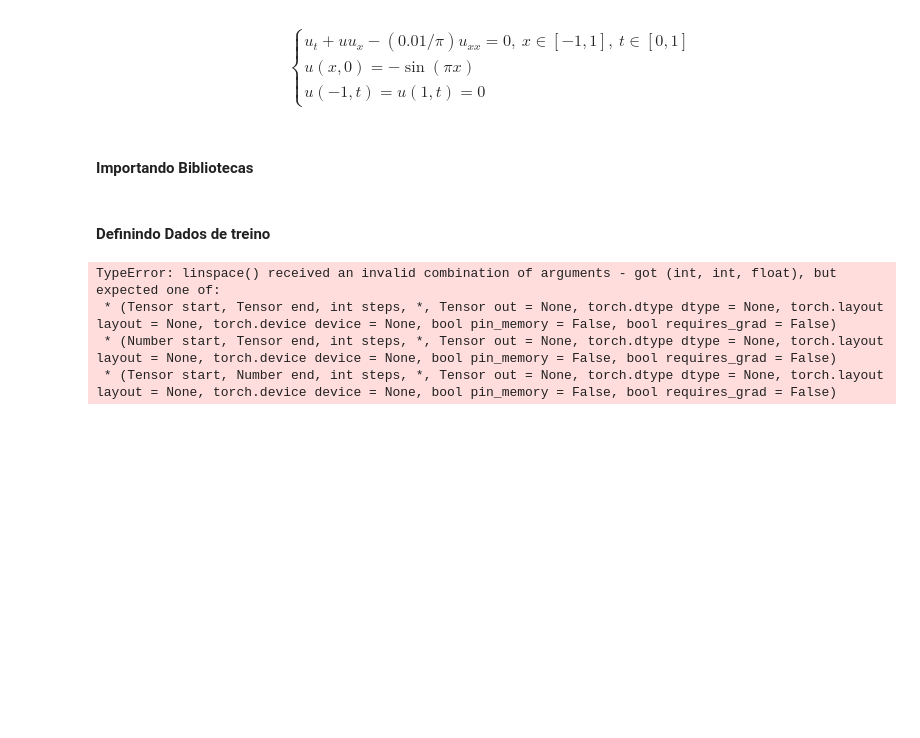
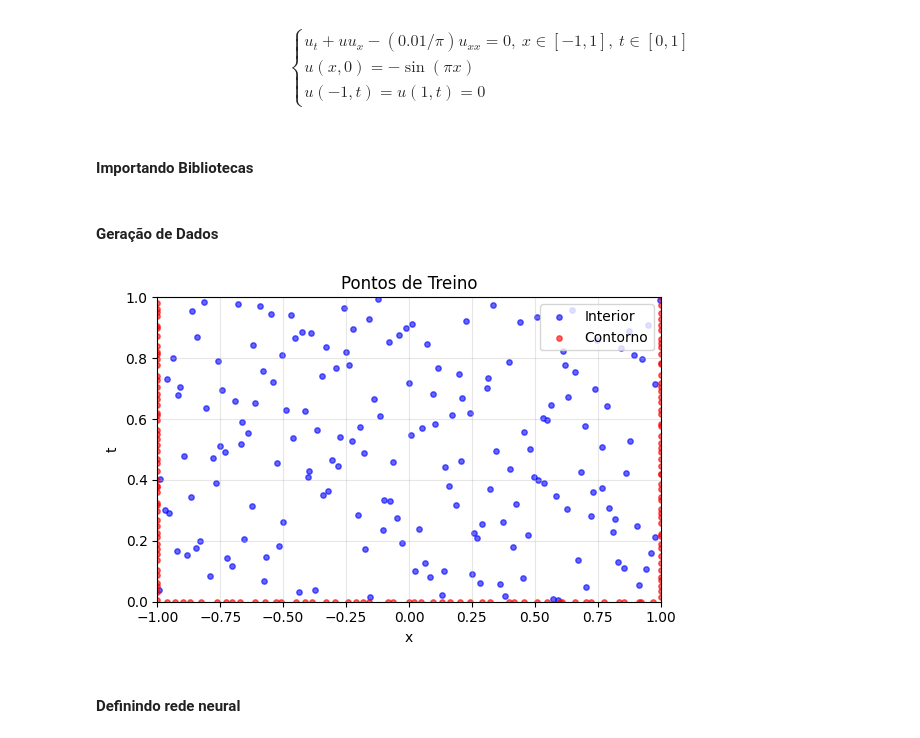
Before and after one commit to NicolasRossoni/TCC, a Jupyter notebook: SimpleExamples/BurgersEquation.ipynb, the cells around one changed output. Drawn from its saved outputs; the diff is of its cells as text; code cells hidden in the pictures; blank space fills up the shorter version.

```diff
--- a/SimpleExamples/BurgersEquation.ipynb
+++ b/SimpleExamples/BurgersEquation.ipynb
@@ -18,7 +18,7 @@ import torch as tc
 from torch import nn
 from torch.optim.lr_scheduler import StepLR
 # %% [markdown]
-#### Definindo Dados de treino
+#### Geração de Dados
 # %%
 tc.manual_seed(21)
 
@@ -27,8 +27,8 @@ x_min, x_max = -1.0, 1.0
 t_min, t_max = 0.0, 1.0
 
 # Número de pontos
-n_ci = 200  # Pra cada condição de contorno(teste)
-n = 1000    # Pontos usados no treino, validação e teste
+n_ci = 50  # Pra cada condição de contorno(teste)
+n = 300    # Pontos usados no treino, validação e teste
 
 distribution = [0.6, 0.2, 0.2] # Distribuição entre treino, validação e teste
 
@@ -69,34 +69,52 @@ ci3_u = tc.zeros(n_ci)              # u(-1,t)
 
 treino_ci_u = tc.concatenate([ci1_u, ci2_u, ci3_u]).reshape(-1, 1) # u(x,t) -> shape: [3*n_ci, 1]
 
 ### ==================================== ###
 ###  Dados de treino, validação e teste  ###
 ### ==================================== ###
 
 n_treino = int(n*distribution[0])
 n_validacao = int(n*distribution[1])
 n_teste = int(n*distribution[2])
 
 # Pontos (x,t) - treino
 treino_geral = latin_hypercube(n_treino)    # (x,t) -> shape: [n_treino, 2]
 treino = tc.cat([treino_ci, treino_geral])  # (x,t) -> shape: [3*n_ci + n_treino, 2]
 treino.requires_grad_(True)
 
 # Pontos (x,t) - validação
 validacao = latin_hypercube(n_validacao)    # (x,t) -> shape: [n_validacao, 2]
 
 # Pontos (x,t) - teste
 teste = latin_hypercube(n_teste)            # (x,t) -> shape: [n_teste, 2]
 
 ### ========================================= ###
 ###   Solução Referencia(validação e teste)   ###
 ### ========================================= ###
 
 # Vazio por enquanto...
 validacao_u = tc.zeros(n_validacao)     # u(x,t) -> shape: [n_validacao, 1]
 teste_u = tc.zeros(n_teste)             # u(x,t) -> shape: [n_teste, 1]
+
+### ========================================= ###
+###         Plotando Pontos de Treino         ###
+### ========================================= ###
+
+plt.figure(figsize=(6, 4))
+
+plt.scatter(treino_geral[:,0].detach().numpy(), treino_geral[:,1].detach().numpy(), c='blue', s=15, label='Interior', alpha=0.6)
+plt.scatter(ci3[:,0].detach().numpy(), ci3[:,1].detach().numpy(), c='red', label='Contorno', s=15, alpha=0.6)
+plt.scatter(ci2[:,0].detach().numpy(), ci2[:,1].detach().numpy(), c='red', s=15, alpha=0.6)
+plt.scatter(ci1[:,0].detach().numpy(), ci1[:,1].detach().numpy(), c='red', s=15, alpha=0.6)
+
+plt.xlabel('x')
+plt.ylabel('t')
+plt.title('Pontos de Treino')
+plt.xlim(x_min, x_max)
+plt.ylim(t_min, t_max)
+plt.legend(loc='upper right')
+plt.grid(True, alpha=0.3)
+plt.tight_layout()
+plt.show()
 # %% [output]
-TypeError: linspace() received an invalid combination of arguments - got (int, int, float), but expected one of:
- * (Tensor start, Tensor end, int steps, *, Tensor out = None, torch.dtype dtype = None, torch.layout layout = None, torch.device device = None, bool pin_memory = False, bool requires_grad = False)
- * (Number start, Tensor end, int steps, *, Tensor out = None, torch.dtype dtype = None, torch.layout layout = None, torch.device device = None, bool pin_memory = False, bool requires_grad = False)
- * (Tensor start, Number end, int steps, *, Tensor out = None, torch.dtype dtype = None, torch.layout layout = None, torch.device device = None, bool pin_memory = False, bool requires_grad = False)
+[figure, added]
@@ -265,0 +121,2 @@ print(f"• Total: {n_pontos + 2*n_contorno + n_inicial} pontos para o treinamen
+# %% [markdown]
+#### Definindo rede neural
```
Also changed, not shown: parts of 7 cells of this notebook.
